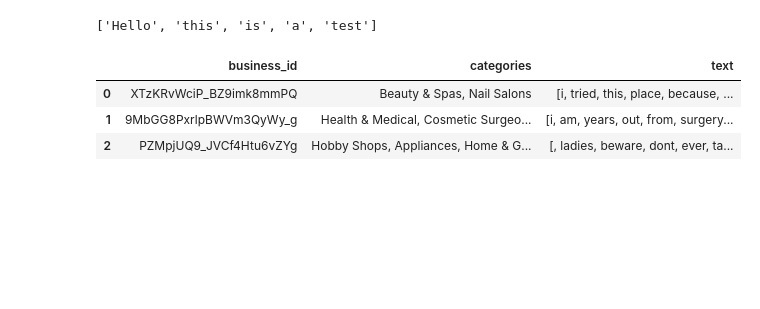
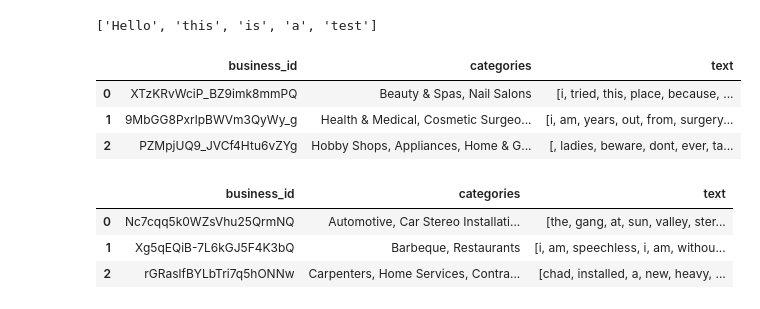
Before and after one commit to Cartercreid/CSPB4502_project_yelp, a Jupyter notebook: Important Factors.ipynb, the cells around one changed output. Cells and saved outputs as stored; diff of their text form; code cells hidden in the pictures; blank space fills up the shorter version.

```diff
--- a/Important Factors.ipynb
+++ b/Important Factors.ipynb
@@ -117,6 +154,8 @@ remove_punc("Hello, this. is a test")
 # %%
 #Removing punctuation
 phoenix_1_stars['text'] = phoenix_1_stars['text'].apply(lambda x: remove_punc(x))
+# %%
+phoenix_5_stars['text'] = phoenix_5_stars['text'].apply(lambda x: remove_punc(x))
 # %%
 phoenix_1_stars.head(3)
 # %% [output]
@@ -124,4 +163,11 @@ phoenix_1_stars.head(3)
 | 0 | XTzKRvWciP_BZ9imk8mmPQ | Beauty & Spas, Nail Salons | [i, tried, this, place, because, ... |
 | 1 | 9MbGG8PxrlpBWVm3QyWy_g | Health & Medical, Cosmetic Surgeo... | [i, am, years, out, from, surgery... |
 | 2 | PZMpjUQ9_JVCf4Htu6vZYg | Hobby Shops, Appliances, Home & G... | [, ladies, beware, dont, ever, ta... |
+# %%
+phoenix_5_stars.head(3)
+# %% [output]
+|  | business_id | categories | text |
+| 0 | Nc7cqq5k0WZsVhu25QrmNQ | Automotive, Car Stereo Installati... | [the, gang, at, sun, valley, ster... |
+| 1 | Xg5qEQiB-7L6kGJ5F4K3bQ | Barbeque, Restaurants | [i, am, speechless, i, am, withou... |
+| 2 | rGRaslfBYLbTri7q5hONNw | Carpenters, Home Services, Contra... | [chad, installed, a, new, heavy, ... |
 # %%
```
Also changed, not shown: parts of 35 cells of this notebook.
